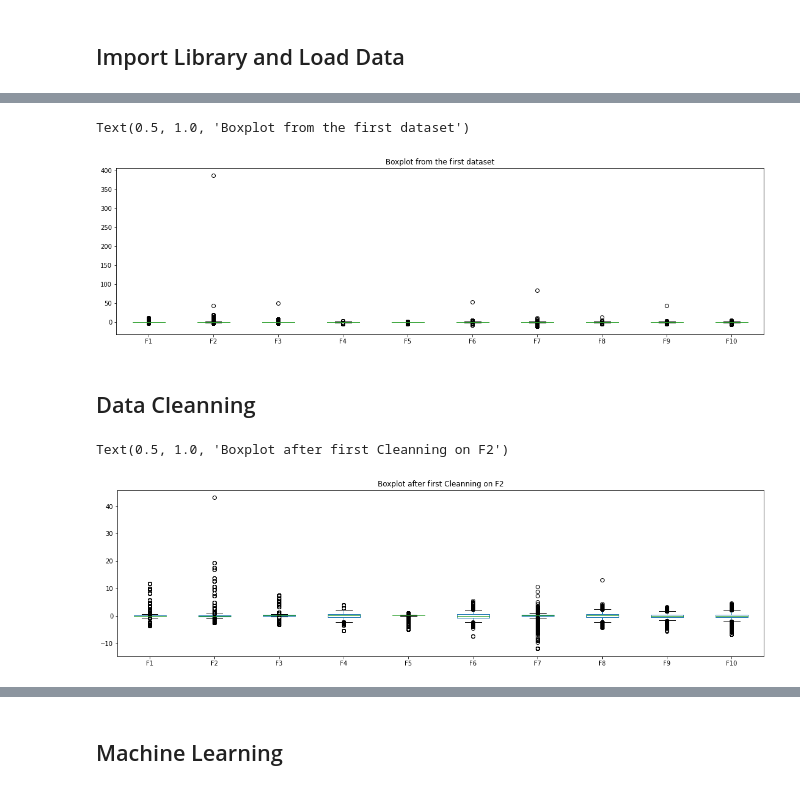
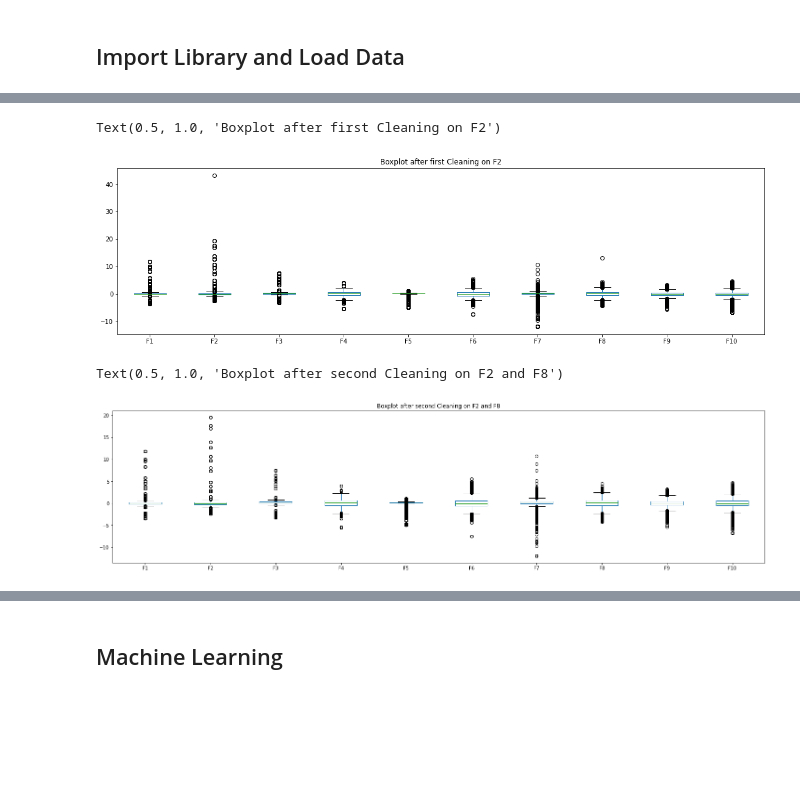
Before and after one commit to LeRoidelaRef/ESILV---Python-for-data-analysis---project-2022, a Jupyter notebook: Projet_Final_Python_for_Data.ipynb, the cells around one changed output, grey strips where cells are left out. Saved outputs shown, nothing was run; the diff lists cells and outputs as text; code cells hidden in the pictures; blank space fills up the shorter version.

```diff
--- a/Projet_Final_Python_for_Data.ipynb
+++ b/Projet_Final_Python_for_Data.ipynb
@@ -70,9 +87,6 @@ Xtrain.describe()
 # %%
-Xtrain.plot(kind='box',figsize=(19,5))
-plt.title("Boxplot from the first dataset")
-#And we visualize the boxplot of the dataset to delete all the inconsistant values.
+Xtrain2.plot(kind='box',figsize=(19,5))
+plt.title("Boxplot after first Cleaning on F2")
 # %% [output]
-Text(0.5, 1.0, 'Boxplot from the first dataset')
+Text(0.5, 1.0, 'Boxplot after first Cleaning on F2')
-[figure, old version]
+[figure, new version]
-# %% [markdown]
-## Data Cleanning
@@ -85,6 +100,6 @@ Xtrain2=avilatrain2.iloc[:, :-1]
 # %%
-Xtrain2.plot(kind='box',figsize=(19,5))
-plt.title("Boxplot after first Cleanning on F2")
+Xtrain3.plot(kind='box',figsize=(25,6))
+plt.title("Boxplot after second Cleaning on F2 and F8")
 # %% [output]
-Text(0.5, 1.0, 'Boxplot after first Cleanning on F2')
+Text(0.5, 1.0, 'Boxplot after second Cleaning on F2 and F8')
-[figure, old version]
+[figure, new version]
```
Also changed, not shown: parts of 34 cells of this notebook.
